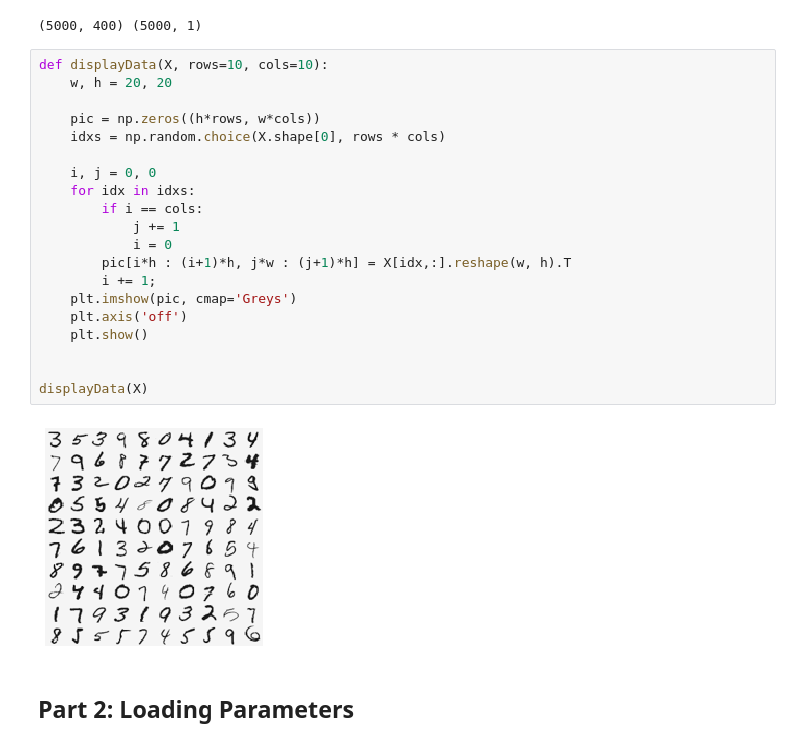
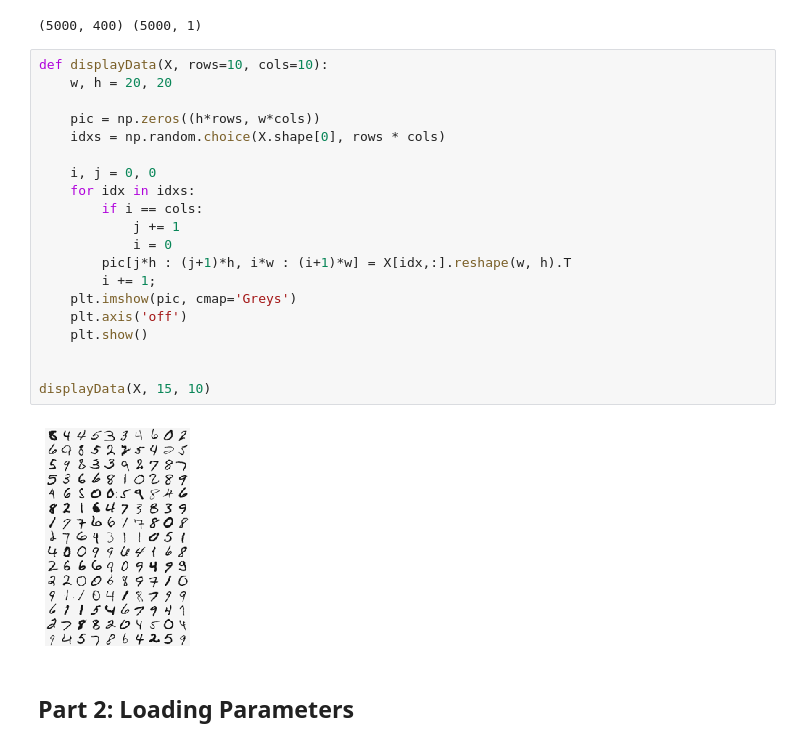
Before and after one commit to Jing-Xiaolong/Coursera-Machine-Learning-Solutions, a Jupyter notebook: ex4.ipynb, the cells around one changed output. Cells and saved outputs as stored; diff of their text form.

```diff
--- a/ex4.ipynb
+++ b/ex4.ipynb
@@ -23,25 +23,25 @@ print(X.shape, y.shape)
 # %%
 def displayData(X, rows=10, cols=10):
     w, h = 20, 20
 
     pic = np.zeros((h*rows, w*cols))
     idxs = np.random.choice(X.shape[0], rows * cols)
 
     i, j = 0, 0
     for idx in idxs:
         if i == cols:
             j += 1
             i = 0
-        pic[i*h : (i+1)*h, j*w : (j+1)*h] = X[idx,:].reshape(w, h).T
+        pic[j*h : (j+1)*h, i*w : (i+1)*w] = X[idx,:].reshape(w, h).T
         i += 1;
     plt.imshow(pic, cmap='Greys')
     plt.axis('off')
     plt.show()
 
 
-displayData(X)
+displayData(X, 15, 10)
 # %% [output]
-[figure, old version]
+[figure, new version]
 # %% [markdown]
 ## Part 2: Loading Parameters
 # %%
```
Also changed, not shown: parts of 3 cells of this notebook.
